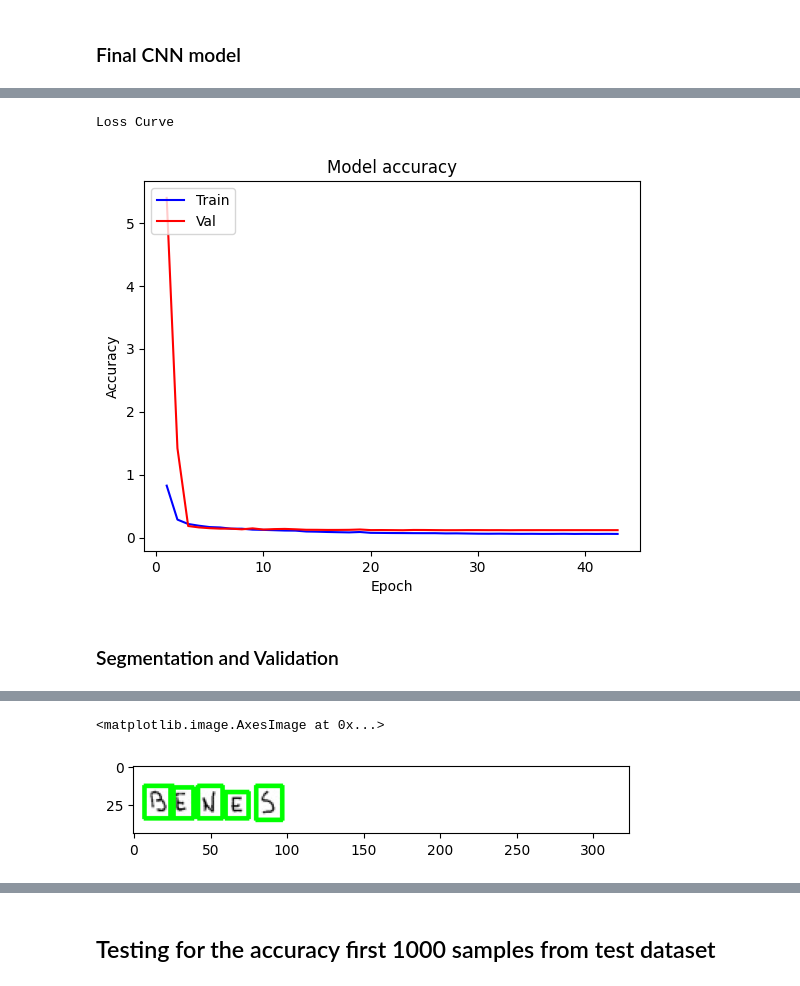
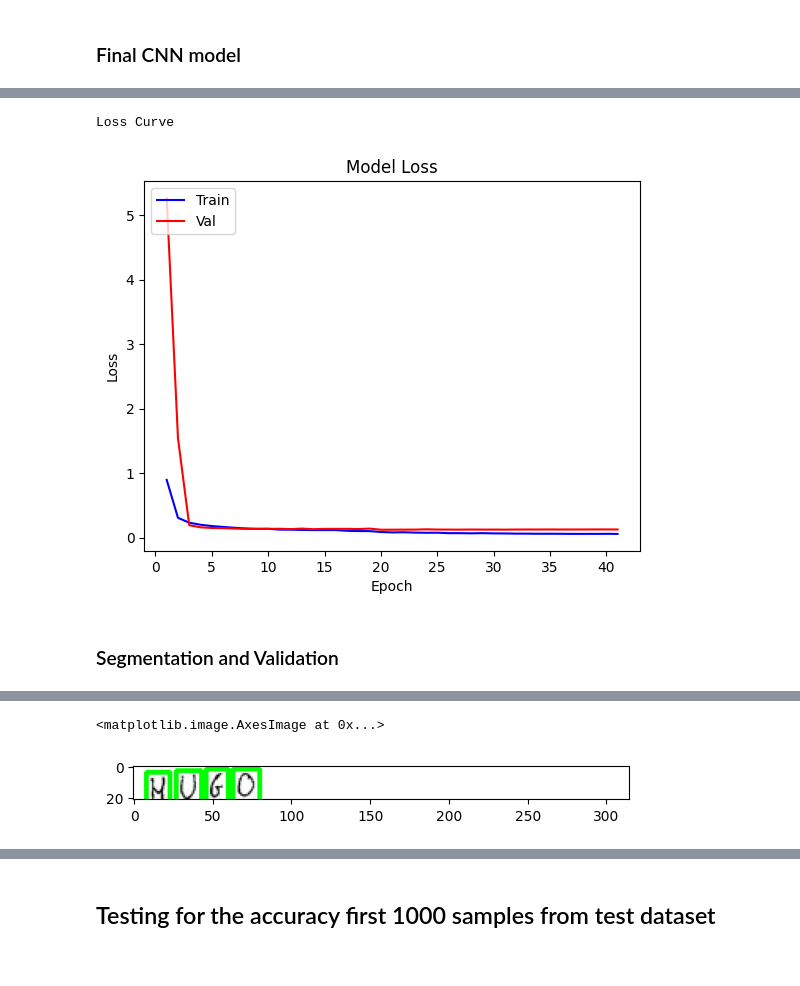
Before and after one commit to aldaonggar/Handwriting-Recognition, a Jupyter notebook: hw_recog.ipynb, the cells around one changed output, grey strips where cells are left out. Saved outputs shown, nothing was run; the diff lists cells and outputs as text; code cells hidden in the pictures.

Commit message:
Increase the accuracy of the model and Updated README.md

```diff
--- a/hw_recog.ipynb
+++ b/hw_recog.ipynb
@@ -65,11 +64,7 @@ df.shape
 (131600, 785)
 # %%
 # Filter the DataFrame to include only rows where the label is an uppercase letter
-df_filtered = df[df[0].between(10, 35, inclusive='both')]
-
-# Check the shape of the filtered DataFrame
-df = df_filtered
-del df_filtered
+df = df[df[0].between(10, 35, inclusive='both')]
 # %%
 df.describe()
 # %% [output]
@@ -260,6 +243,7 @@ model.add(Conv2D(32, (5, 5), activation='relu', input_shape=(28,28,1)))
 model.add(BatchNormalization())
 model.add(Conv2D(32, (5, 5), activation='relu'))
 model.add(BatchNormalization())
+
 model.add(MaxPooling2D(pool_size=(2,2)))
 model.add(Dropout(0.3))
 
@@ -273,7 +257,7 @@ model.add(Dropout(0.3))
 
 model.add(Flatten())
 model.add(Dense(256, activation='relu'))
-model.add(Dropout(0.2))
+model.add(Dropout(0.25))
 
 model.add(Dense(number_of_classes, activation='softmax'))
 
@@ -300,12 +284,12 @@ _________________________________________________________________
 # Compile the model with categorical cross-entropy loss, the specified optimizer, and accuracy metric
 model.compile(loss='categorical_crossentropy', optimizer='adam', metrics=['accuracy'])
 
-# Create an EarlyStopping callback to monitor validation loss and stop training if it doesn't improve for 5 epochs
+# Create an EarlyStopping callback to monitor validation loss and stop training if it doesn't improve for 20 epochs
 early_stopping = EarlyStopping(monitor='val_loss', patience=20, verbose=1, mode='min')
 
 # Create a ModelCheckpoint callback to save the best model during training based on validation loss
 mcp_save = ModelCheckpoint('./saved/nn_model.h5', save_best_only=True, monitor='val_loss', verbose=1, mode='auto')
 
-# Create a ReduceLROnPlateau callback to reduce the learning rate if validation loss plateaus for 3 epochs
-RLP = ReduceLROnPlateau(monitor='val_loss', patience=3, factor=0.5, min_lr=0.00001)
+# Create a ReduceLROnPlateau callback to reduce the learning rate if validation loss plateaus for 5 epochs
+RLP = ReduceLROnPlateau(monitor='val_loss', patience=5, factor=0.5, min_lr=0.00001)
 # %%
@@ -359,10 +342,10 @@ plotgraph(epochs, acc, val_acc)
 # %%
 # loss curve
 print('Loss Curve')
-plotgraph(epochs, loss, val_loss)
+plotgraph(epochs, loss, val_loss, 'Loss')
 # %% [output]
 Loss Curve
-[figure, old version]
+[figure, new version]
 # %% [markdown]
 ### Segmentation and Validation
 # %%
@@ -384,11 +367,10 @@ def get_letters(img):
     image = cv2.imread(img)
     gray = cv2.cvtColor(image, cv2.COLOR_BGR2GRAY)
     _, thresh1 = cv2.threshold(gray, 160, 255, cv2.THRESH_BINARY_INV)
-    #kernel_dilation = np.ones((1, 1), np.uint8)
     dilated = cv2.dilate(thresh1, None, iterations=1)
-    #kernel = np.ones((1, 1), np.uint8)
-    #eroded = cv2.erode(dilated, kernel, iterations=3)
-    cnts = cv2.findContours(dilated.copy(), cv2.RETR_EXTERNAL, cv2.CHAIN_APPROX_SIMPLE)
+    kernel = np.ones((1, 1), np.uint8)
+    eroded = cv2.erode(dilated, kernel, iterations=2)
+    cnts = cv2.findContours(eroded.copy(), cv2.RETR_EXTERNAL, cv2.CHAIN_APPROX_SIMPLE)
     cnts = imutils.grab_contours(cnts)
     cnts = sort_contours(cnts, method="left-to-right")[0]
 
@@ -396,11 +378,11 @@ def get_letters(img):
     for c in cnts:
         if cv2.contourArea(c) > 10:
             (x, y, w, h) = cv2.boundingRect(c)
-            if (w <= 25 and h > 9) and (w >= 4):
-                x = max(x - 3, 0)
-                y = max(y - 3, 0)
-                w += 6
-                h += 6
+            if w > 2 and h > 2:
+                x = max(x - 2, 0)
+                y = max(y - 2, 0)
+                w += 4
+                h += 4
                 cv2.rectangle(image, (x, y), (x + w, y + h), (0, 255, 0), 2)
                 roi = gray[y:y + h, x:x + w]
                 thresh = cv2.threshold(roi, 0, 255, cv2.THRESH_BINARY_INV | cv2.THRESH_OTSU)[1]
@@ -409,8 +391,6 @@ def get_letters(img):
                 thresh = np.expand_dims(thresh, axis=-1)
                 thresh = thresh.reshape(1, 28, 28, 1)
                 ypred = model.predict(thresh)
-                # Assuming ypred is a one-hot encoded vector or probability distribution
-                # Decode the prediction without using LabelBinarizer
                 predicted_class = np.argmax(ypred)
                 letters.append(predicted_class)
 
@@ -420,7 +400,7 @@ def get_word(letter):
     word = "".join([label_dictionary[label+10] for label in letter])
     return word
 # %%
-letter,image = get_letters("../Handwriting-Recognition/dataset/train/TRAIN_00003.jpg")
+letter,image = get_letters("../Handwriting-Recognition/dataset/TEST/TEST_0030.jpg")
 word = get_word(letter)
 print("The model's prediction is: ", word)
 plt.imshow(image)
@@ -434,3 +413,3 @@ The model's prediction is:  BENES
 <matplotlib.image.AxesImage at 0x...>
-[figure, old version]
+[figure, new version]
 # %%
```
Also changed, not shown: parts of 25 cells of this notebook, 5 other files.
